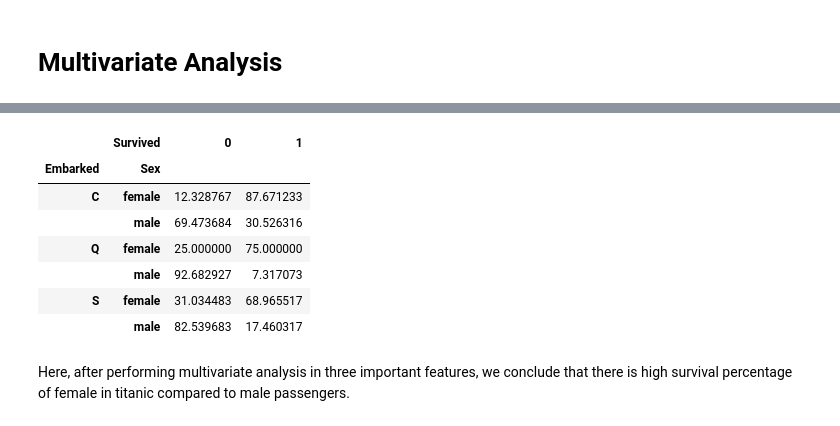
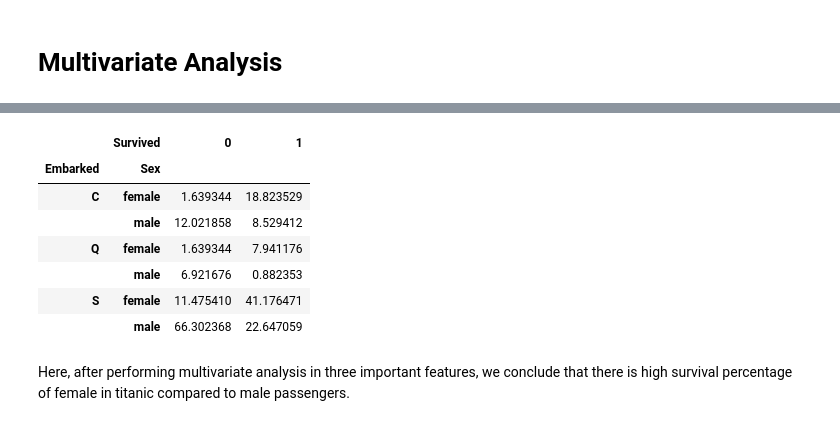
Before and after one commit to niteshpantha/titanic_data, a Jupyter notebook: titanic_analysis.ipynb, the cells around one changed output, grey strips where cells are left out. Cells and saved outputs as stored; diff of their text form; code cells hidden in the pictures.

```diff
--- a/titanic_analysis.ipynb
+++ b/titanic_analysis.ipynb
@@ -544,15 +575,15 @@ After analysing the survived feature with other important categorical featuree,
 # %%
-cross_tab = pd.crosstab([df_train['Embarked'], df_train['Sex']], df_train['Survived'], normalize='index') * 100
+cross_tab = pd.crosstab([df_train['Embarked'], df_train['Sex']], df_train['Survived'], normalize='columns') * 100
 cross_tab
 # %% [output]
 |  | Survived | 0 | 1 |
 | Embarked | Sex |  |  |
-| C | female | 12.328767 | 87.671233 |
-|  | male | 69.473684 | 30.526316 |
-| Q | female | 25.000000 | 75.000000 |
-|  | male | 92.682927 | 7.317073 |
-| S | female | 31.034483 | 68.965517 |
-|  | male | 82.539683 | 17.460317 |
+| C | female | 1.639344 | 18.823529 |
+|  | male | 12.021858 | 8.529412 |
+| Q | female | 1.639344 | 7.941176 |
+|  | male | 6.921676 | 0.882353 |
+| S | female | 11.475410 | 41.176471 |
+|  | male | 66.302368 | 22.647059 |
 # %% [markdown]
 Here, after performing multivariate analysis in three important features, we conclude that there is high survival percentage of female in titanic compared to male passengers.
 # %%
```
Also changed, not shown: parts of 85 cells of this notebook.
